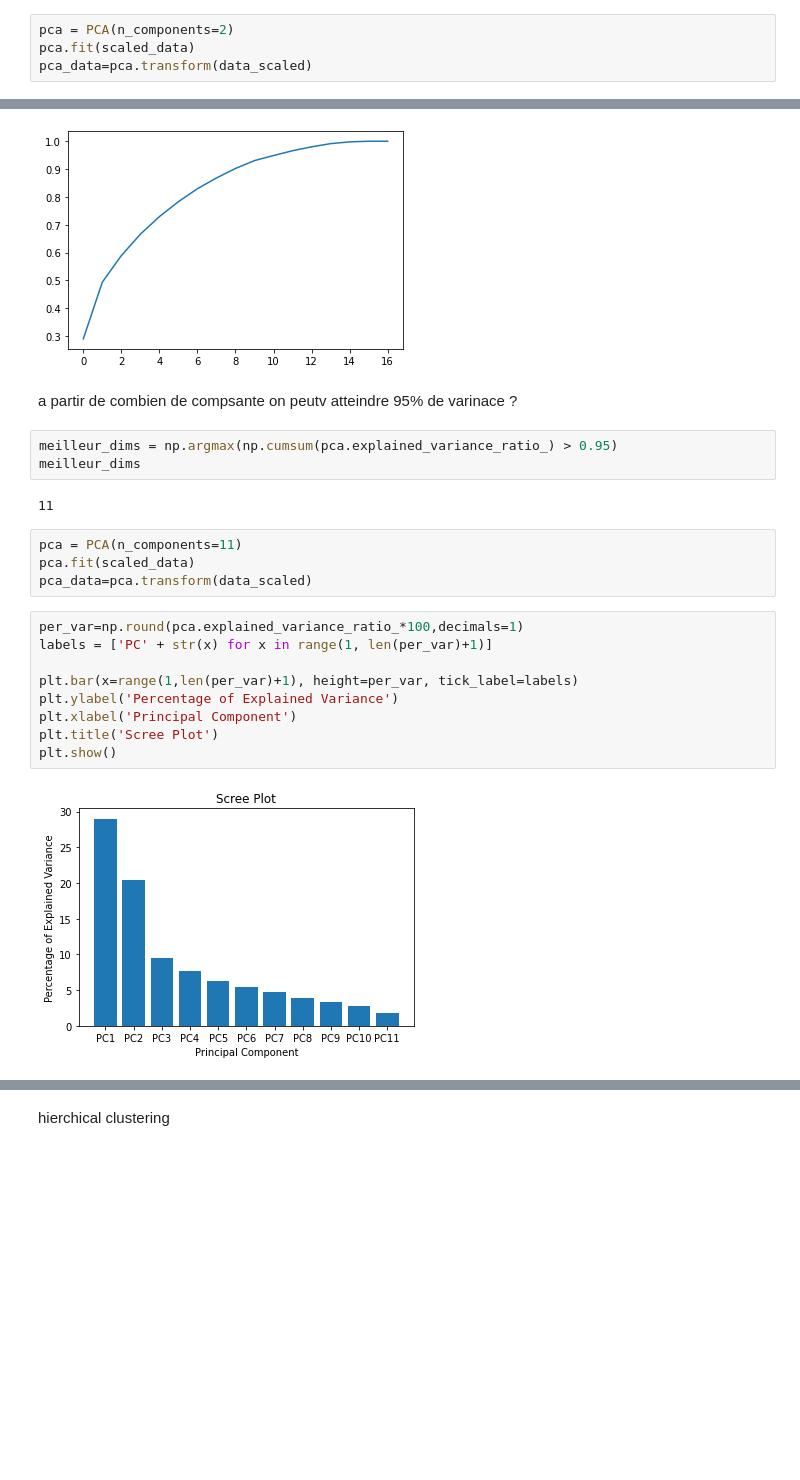
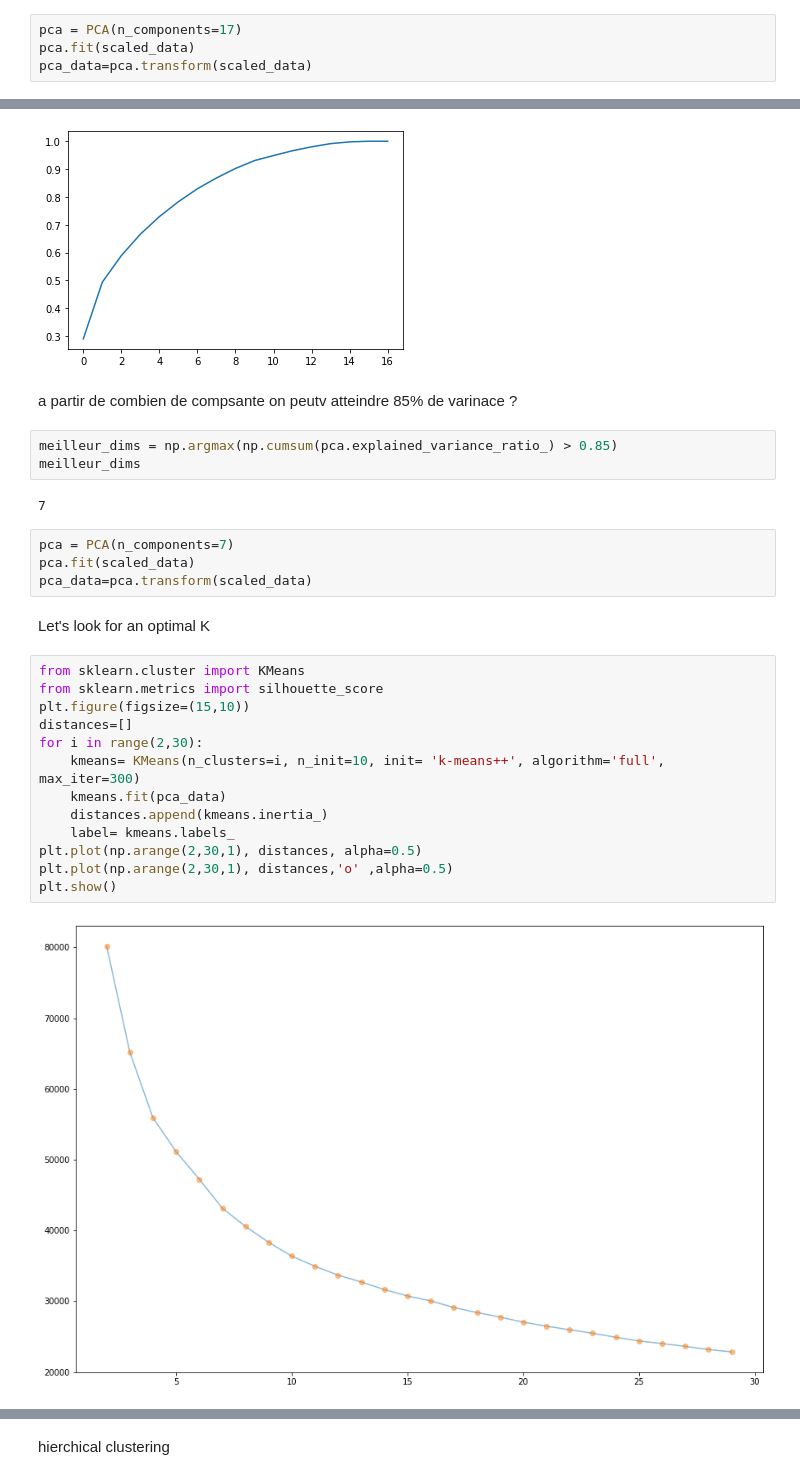
Before and after one commit to Soumiak/KMEANS, a Jupyter notebook: Kmeans.ipynb, the cells around one changed output, grey strips where cells are left out. Drawn from its saved outputs; the diff is of its cells as text; blank space fills up the shorter version.

```diff
--- a/Kmeans.ipynb
+++ b/Kmeans.ipynb
@@ -179,4 +181,4 @@ from sklearn.decomposition import PCA
 # %%
-pca = PCA(n_components=2)
+pca = PCA(n_components=17)
 pca.fit(scaled_data)
-pca_data=pca.transform(data_scaled)
+pca_data=pca.transform(scaled_data)
@@ -216,24 +210,30 @@ plt.plot(np.cumsum(pca.explained_variance_ratio_))
 [<matplotlib.lines.Line2D at 0x...>]
 [figure]
 # %% [markdown]
-a partir de combien de compsante on peutv atteindre 95% de varinace ?
+a partir de combien de compsante on peutv atteindre 85% de varinace ?
 # %%
-meilleur_dims = np.argmax(np.cumsum(pca.explained_variance_ratio_) > 0.95)
+meilleur_dims = np.argmax(np.cumsum(pca.explained_variance_ratio_) > 0.85)
 meilleur_dims
 # %% [output]
-11
+7
 # %%
-pca = PCA(n_components=11)
+pca = PCA(n_components=7)
 pca.fit(scaled_data)
-pca_data=pca.transform(data_scaled)
+pca_data=pca.transform(scaled_data)
-# %%
-per_var=np.round(pca.explained_variance_ratio_*100,decimals=1)
-labels = ['PC' + str(x) for x in range(1, len(per_var)+1)]
-
-plt.bar(x=range(1,len(per_var)+1), height=per_var, tick_label=labels)
-plt.ylabel('Percentage of Explained Variance')
-plt.xlabel('Principal Component')
-plt.title('Scree Plot')
-plt.show()
-# %% [output]
-[figure, removed]
+# %% [markdown]
+Let's look for an optimal K
+# %%
+from sklearn.cluster import KMeans
+from sklearn.metrics import silhouette_score
+plt.figure(figsize=(15,10))
+distances=[]
+for i in range(2,30):
+    kmeans= KMeans(n_clusters=i, n_init=10, init= 'k-means++', algorithm='full', max_iter=300)
+    kmeans.fit(pca_data)
+    distances.append(kmeans.inertia_)
+    label= kmeans.labels_
+plt.plot(np.arange(2,30,1), distances, alpha=0.5)
+plt.plot(np.arange(2,30,1), distances,'o' ,alpha=0.5)
+plt.show()
+# %% [output]
+[figure, added]
```
Also changed, not shown: parts of 24 cells of this notebook.
